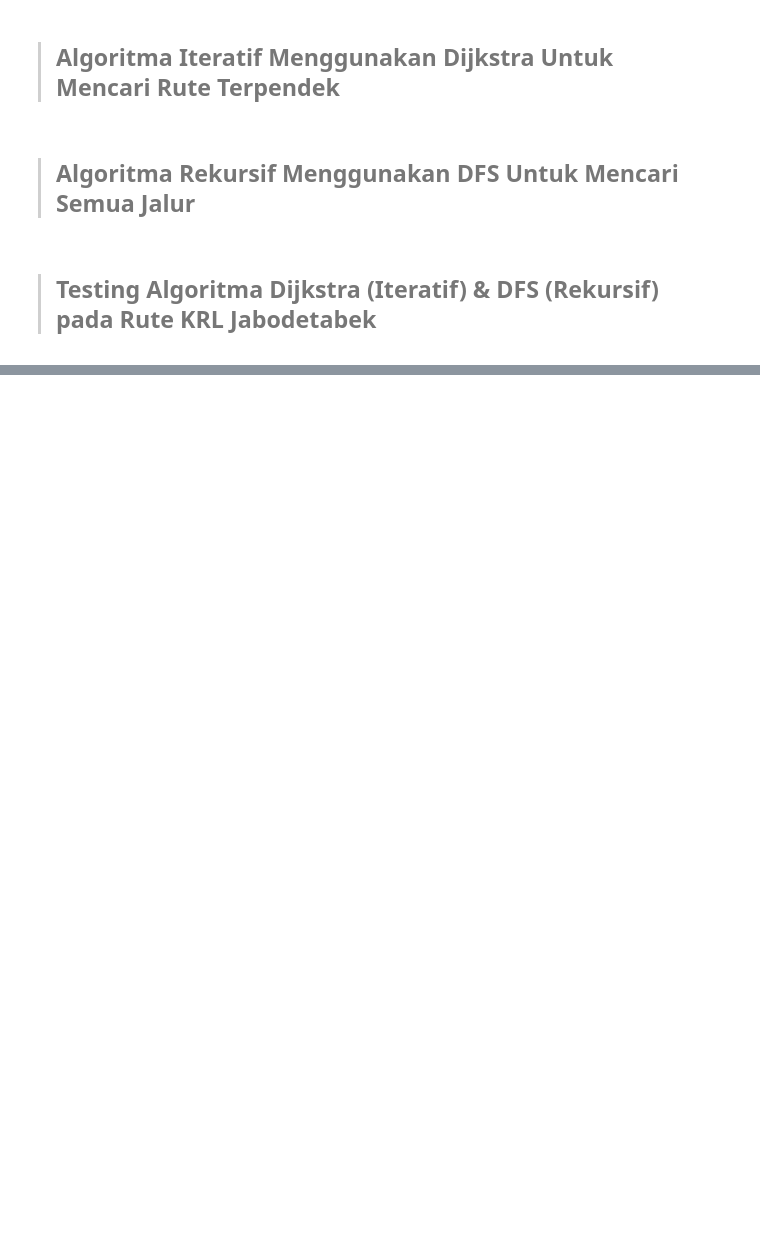
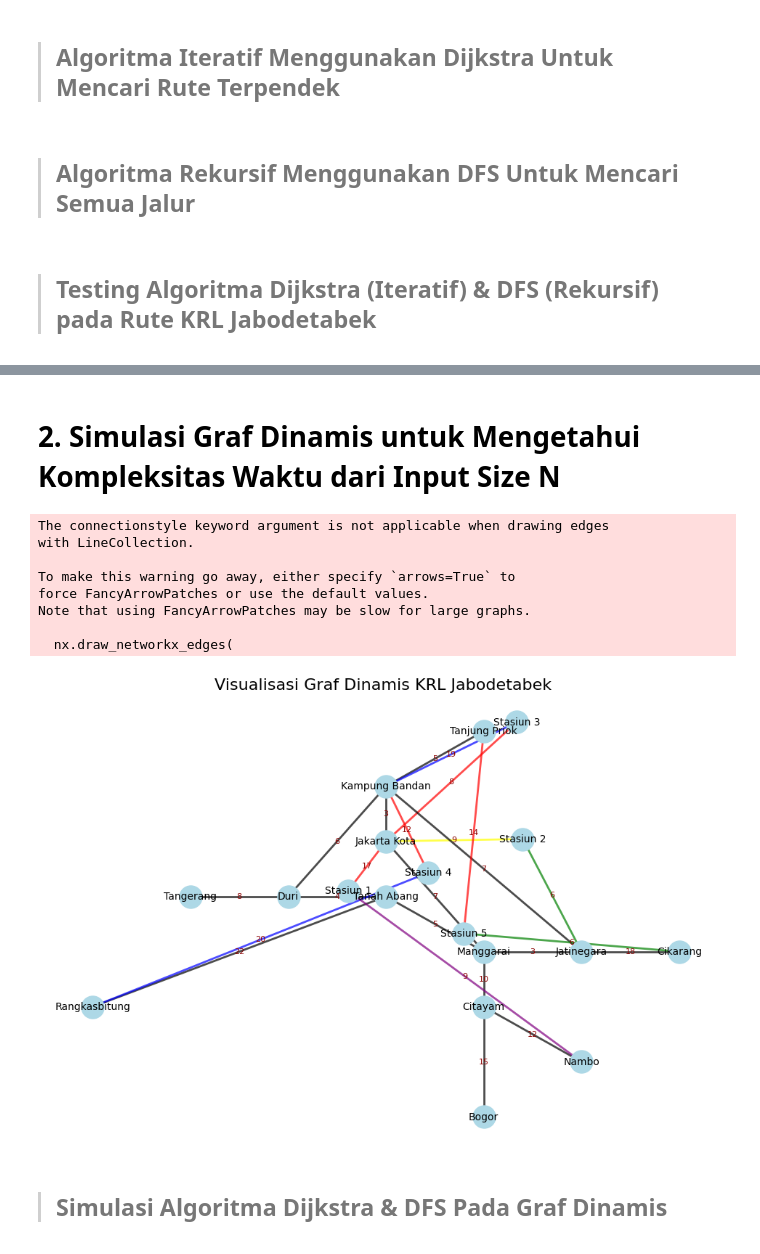
Before and after one commit to cerealtwist/AKA_Public-Transport-Optimization, a Jupyter notebook: AKA_TransportMain.ipynb, the cells around one changed output, grey strips where cells are left out. Cells and saved outputs as stored; diff of their text form; code cells hidden in the pictures; blank space fills up the shorter version.

Commit message:
Stage & Commit from Colab
Push completed program dari Google Colab, untuk detail ada pada:

https://colab.research.google.com/drive/1yWv0AiR8ODrcDYCnSmwK_ZCzVQ8TFPPb#scrollTo=weKSQb45bEJa&uniqifier=3

```diff
--- a/AKA_TransportMain.ipynb
+++ b/AKA_TransportMain.ipynb
@@ -197,0 +174,58 @@ highlight_path(dynamic_graph, dynamic_pos, dijkstra_path, title="Jalur Optimal (
+# %% [markdown]
+# 2. Simulasi Graf Dinamis untuk Mengetahui Kompleksitas Waktu dari Input Size N
+# %%
+# Membuat dan Memvisualisasikan Graf Dinamis
+new_stations_count = 5  # Jumlah node dinamis yang ditambahkan
+dynamic_graph, dynamic_pos = create_dynamic_krl_graph(static_graph, new_stations_count)
+
+# Fungsi Visualisasi
+def visualize_graph_with_edges(graph, positions, title="Graf Dinamis KRL"):
+    plt.figure(figsize=(12, 8))
+    plt.title(title, fontsize=16)
+
+    # Gambar node
+    nx.draw_networkx_nodes(graph, positions, node_size=500, node_color="lightblue")
+    nx.draw_networkx_labels(graph, positions, font_size=10, font_color="black")
+
+    # Gambar edges
+    edges = graph.edges(data=True)
+    for u, v, data in edges:
+        weight = data.get('weight', 1)
+        color = data.get('color', 'black')
+        nx.draw_networkx_edges(
+            graph, positions,
+            edgelist=[(u, v)],
+            width=2,
+            edge_color=color,
+            alpha=0.7,
+            connectionstyle="arc3,rad=0.1"  # Memberikan lengkungan pada edge
+        )
+        # Tambahkan label untuk bobot edge
+        edge_midpoint = (
+            (positions[u][0] + positions[v][0]) / 2,
+            (positions[u][1] + positions[v][1]) / 2,
+        )
+        plt.text(
+            edge_midpoint[0], edge_midpoint[1],
+            str(weight),
+            fontsize=8, color="darkred",
+            horizontalalignment='center', verticalalignment='center'
+        )
+
+    plt.axis("off")
+    plt.show()
+
+# Visualisasi Graf Dinamis
+visualize_graph_with_edges(dynamic_graph, dynamic_pos, title="Visualisasi Graf Dinamis KRL Jabodetabek")
+# %% [output]
+The connectionstyle keyword argument is not applicable when drawing edges
+with LineCollection.
+
+To make this warning go away, either specify `arrows=True` to
+force FancyArrowPatches or use the default values.
+Note that using FancyArrowPatches may be slow for large graphs.
+
+  nx.draw_networkx_edges(
+[figure, added]
+# %% [markdown]
+> ## Simulasi Algoritma Dijkstra & DFS Pada Graf Dinamis
```
Also changed, not shown: parts of 8 cells of this notebook.
